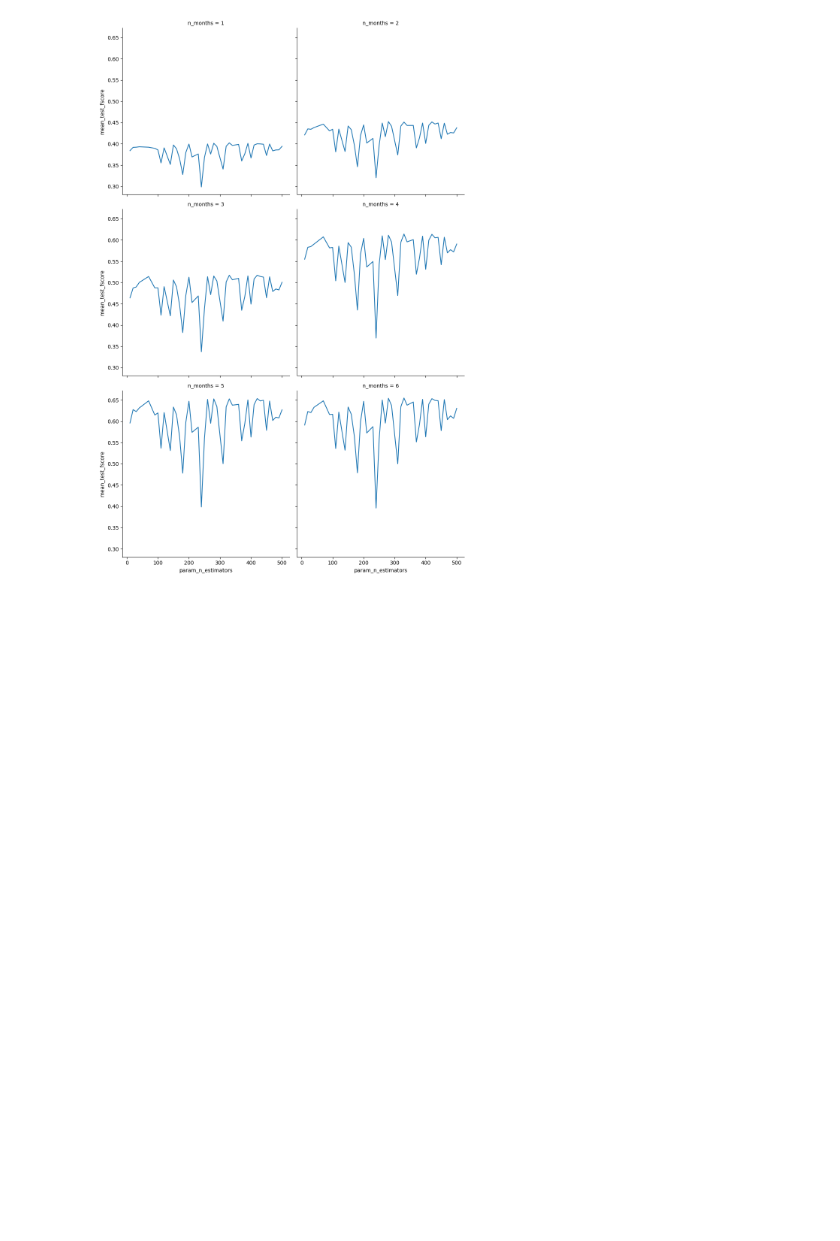
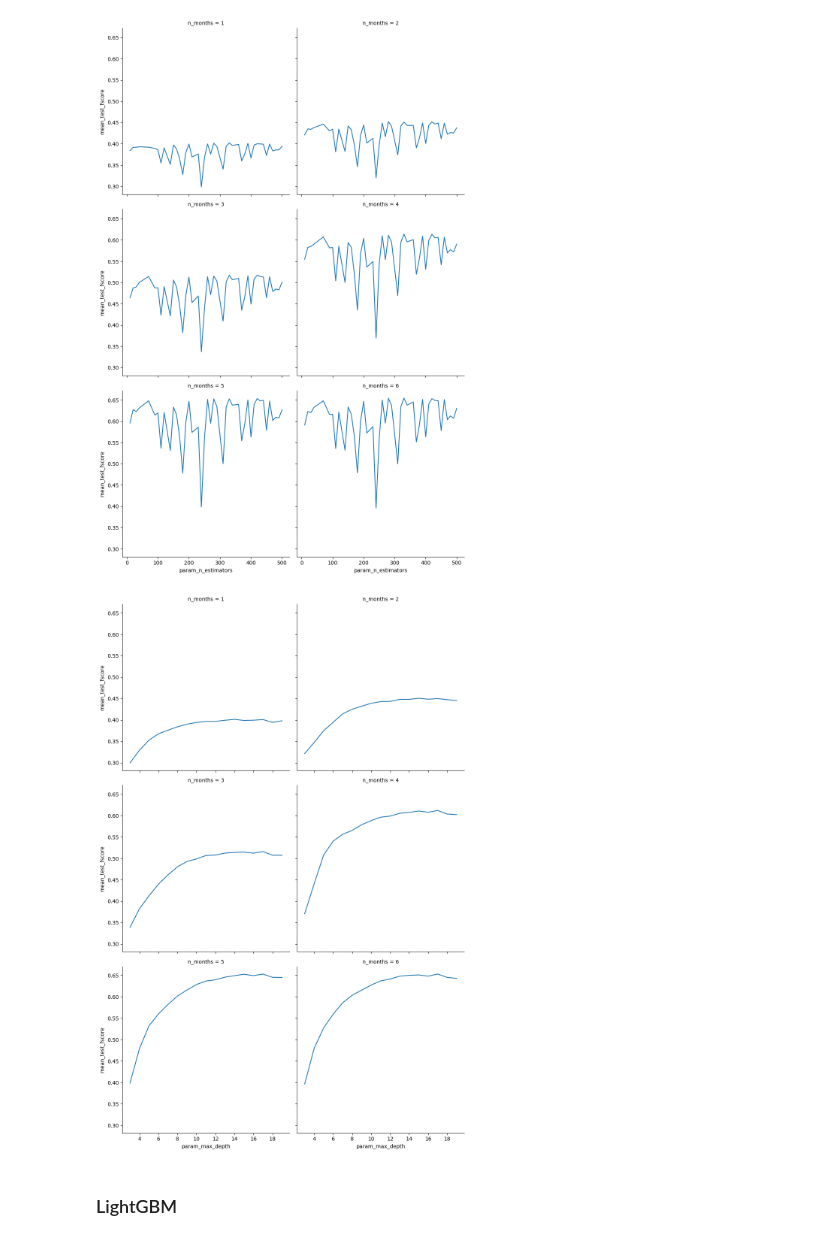
Before and after one commit to PavelSyomin/crop-classification, a Jupyter notebook: Crop Classification.ipynb, the cells around one changed output. Drawn from its saved outputs; the diff is of its cells as text; code cells hidden in the pictures; blank space fills up the shorter version.

```diff
--- a/Crop Classification.ipynb
+++ b/Crop Classification.ipynb
@@ -295,19 +300,23 @@ with open(dumps_path / "lgbm_results.dump", "wb") as f:
 ### Catboost
 # %%
 catboost_hyperparameters = {
-    "iterations": range(10, 310, 50),
-    "depth": range(3, 10, 3),
-    "learning_rate": [0.001, 0.01, 0.1, 1],
+    "iterations": range(10, 501, 10),
+    "depth": range(3, 10),
+    "learning_rate": (0.001, 0.01, 0.1, 1),
 }
 
 catboost_results = defaultdict(dict)
 
 for n_months in range(1, 7):
     sequencelength = n_months * TIMESTAMPS_PER_MONTH
-    catboost_train_params = TrainConfig(model="catboost", year=2018,
-                       n_months=n_months,
-                       sequencelength=sequencelength,
-                       hyperparameters=catboost_hyperparameters)
+    catboost_train_params = TrainConfig(
+        model="catboost",
+        year=2018,
+        n_months=n_months,
+        sequencelength=sequencelength,
+        hyperparameters=catboost_hyperparameters,
+        n_iter=50
+    )
     best_model, stats = train(catboost_train_params)
     catbpost_results[n_months]["best_model"] = best_model
     catboost_results[n_months]["stats"] = stats
@@ -326,7 +335,7 @@ transformer_results = defaultdict(dict)
 for n_months in range(1, 7):
     sequencelength = n_months * TIMESTAMPS_PER_MONTH
     transformer_train_params = TrainConfig(
-        epochs=100,
+        epochs=50,
         model="transformer",
         year=2018,
         n_months=n_months,
@@ -348,7 +357,7 @@ tempcnn_results = defaultdict(dict)
 for n_months in range(1, 7):
     sequencelength = n_months * TIMESTAMPS_PER_MONTH
     tempcnn_train_params = TrainConfig(
-        epochs=100,
+        epochs=50,
         model="tempcnn",
         year=2018,
         n_months=n_months,
@@ -369,7 +378,7 @@ N_MONTHS = 6
 
 earlyrnn_results = defaultdict(dict)
 
-earlyrnn_args = TrainConfig(epochs=100,
+earlyrnn_args = TrainConfig(epochs=50,
                    model="earlyrnn",
                    n_months=N_MONTHS,
                    sequencelength=N_MONTHS * TIMESTAMPS_PER_MONTH)
@@ -471,3 +480,9 @@ rf_cross_val_scores.head()
 plot_cross_val_scores(rf_cross_val_scores, "n_estimators", "fscore")
 # %% [output]
 [figure]
+# %%
+plot_cross_val_scores(rf_cross_val_scores, "max_depth", "fscore")
+# %% [output]
+[figure, added]
+# %% [markdown]
+### LightGBM
```
Also changed, not shown: parts of 11 cells of this notebook.
